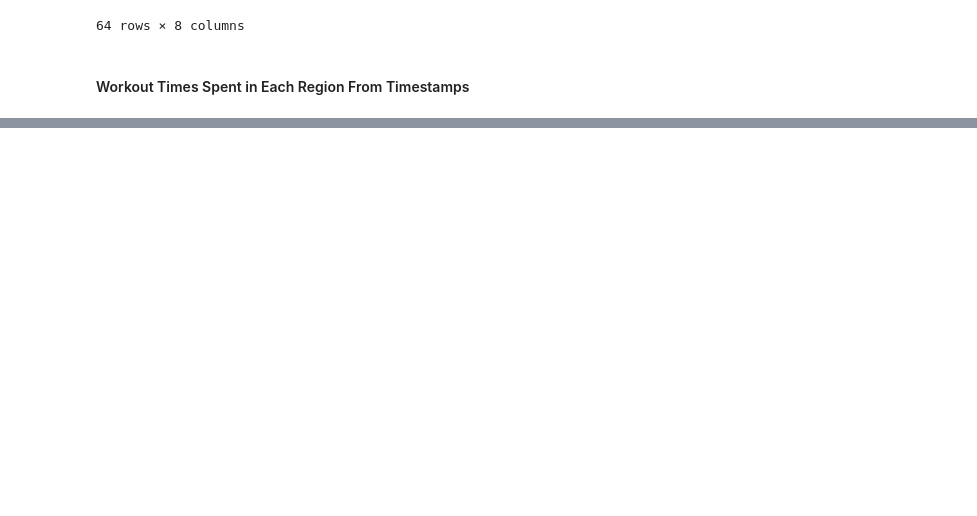
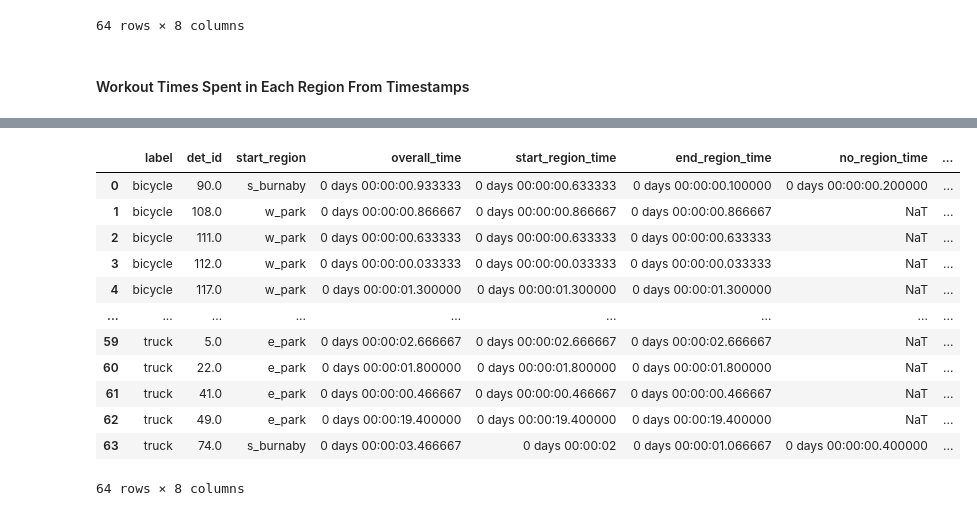
Before and after one commit to MEng-Team-Project/MEng-Team-Project-ML, a Jupyter notebook: notebooks/3. SQLite3 StrongSORT.ipynb, the cells around one changed output, grey strips where cells are left out. Cells and saved outputs as stored; diff of their text form; code cells hidden in the pictures; blank space fills up the shorter version.

```diff
--- a/notebooks/3. SQLite3 StrongSORT.ipynb
+++ b/notebooks/3. SQLite3 StrongSORT.ipynb
@@ -742,0 +733,41 @@ route_times_df.head(20)
+# %%
+
+def out_of_region_time(overall_time, start_region_time, end_region_time):
+    startIsNotNone = not pd.isna(start_region_time)
+    endIsNotNone = not pd.isna(end_region_time)
+
+    # Ensure if there's only one region the no_region_time is None
+    if overall_time == start_region_time: return None
+
+    if startIsNotNone and endIsNotNone:
+        return (overall_time - start_region_time) - end_region_time
+    elif startIsNotNone:
+        return overall_time - start_region_time
+    elif endIsNotNone:
+        return overall_time - end_region_time
+    else:
+        return overall_time
+
+# Time spent not in a region
+route_times_df['no_region_time'] = route_times_df.apply(
+    lambda row: out_of_region_time(row['overall_time'], row['start_region_time'], row['end_region_time']),
+    axis=1
+)
+
+# Reorder columns
+route_times_df = route_times_df.reindex(columns=['label', 'det_id', 'start_region', 'overall_time', 'start_region_time', 'end_region_time', 'no_region_time', 'end_region'])
+route_times_df
+# %% [output]
+|  | label | det_id | start_region | overall_time | start_region_time | end_region_time | no_region_time | ... |
+| 0 | bicycle | 90.0 | s_burnaby | 0 days 00:00:00.933333 | 0 days 00:00:00.633333 | 0 days 00:00:00.100000 | 0 days 00:00:00.200000 | ... |
+| 1 | bicycle | 108.0 | w_park | 0 days 00:00:00.866667 | 0 days 00:00:00.866667 | 0 days 00:00:00.866667 | NaT | ... |
+| 2 | bicycle | 111.0 | w_park | 0 days 00:00:00.633333 | 0 days 00:00:00.633333 | 0 days 00:00:00.633333 | NaT | ... |
+| 3 | bicycle | 112.0 | w_park | 0 days 00:00:00.033333 | 0 days 00:00:00.033333 | 0 days 00:00:00.033333 | NaT | ... |
+| 4 | bicycle | 117.0 | w_park | 0 days 00:00:01.300000 | 0 days 00:00:01.300000 | 0 days 00:00:01.300000 | NaT | ... |
+| ... | ... | ... | ... | ... | ... | ... | ... | ... |
+| 59 | truck | 5.0 | e_park | 0 days 00:00:02.666667 | 0 days 00:00:02.666667 | 0 days 00:00:02.666667 | NaT | ... |
+| 60 | truck | 22.0 | e_park | 0 days 00:00:01.800000 | 0 days 00:00:01.800000 | 0 days 00:00:01.800000 | NaT | ... |
+| 61 | truck | 41.0 | e_park | 0 days 00:00:00.466667 | 0 days 00:00:00.466667 | 0 days 00:00:00.466667 | NaT | ... |
+| 62 | truck | 49.0 | e_park | 0 days 00:00:19.400000 | 0 days 00:00:19.400000 | 0 days 00:00:19.400000 | NaT | ... |
+| 63 | truck | 74.0 | s_burnaby | 0 days 00:00:03.466667 | 0 days 00:00:02 | 0 days 00:00:01.066667 | 0 days 00:00:00.400000 | ... |
+64 rows × 8 columns
```
Also changed, not shown: parts of 4 cells of this notebook.
